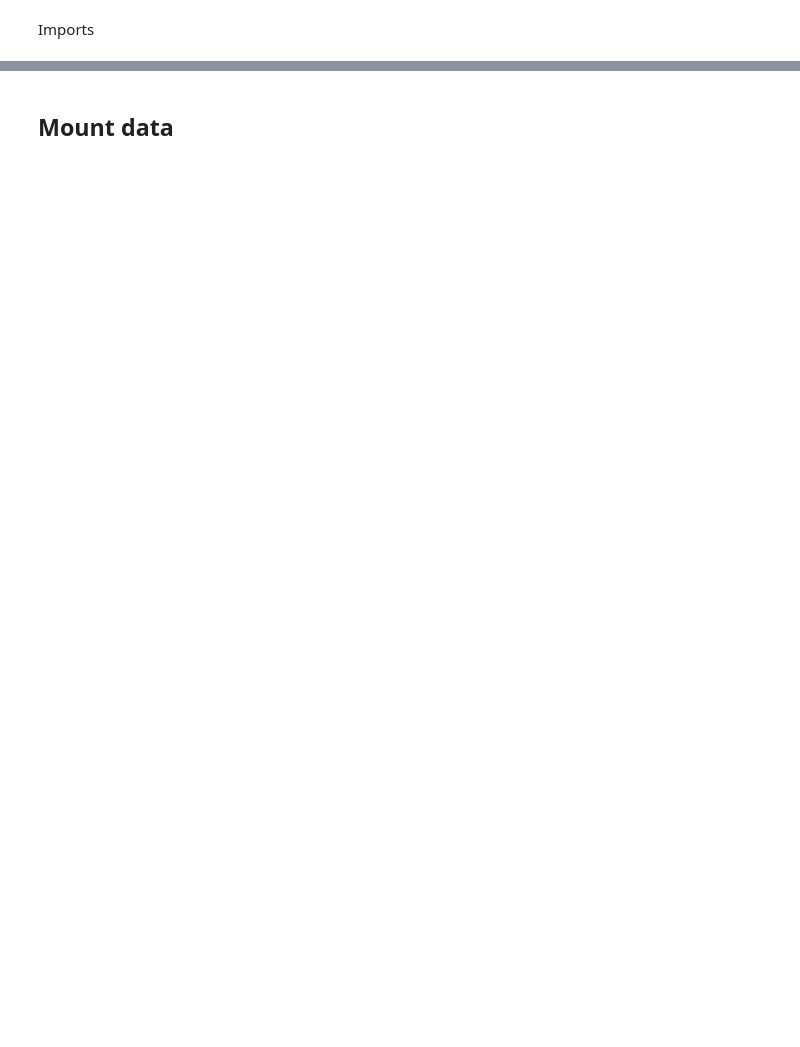
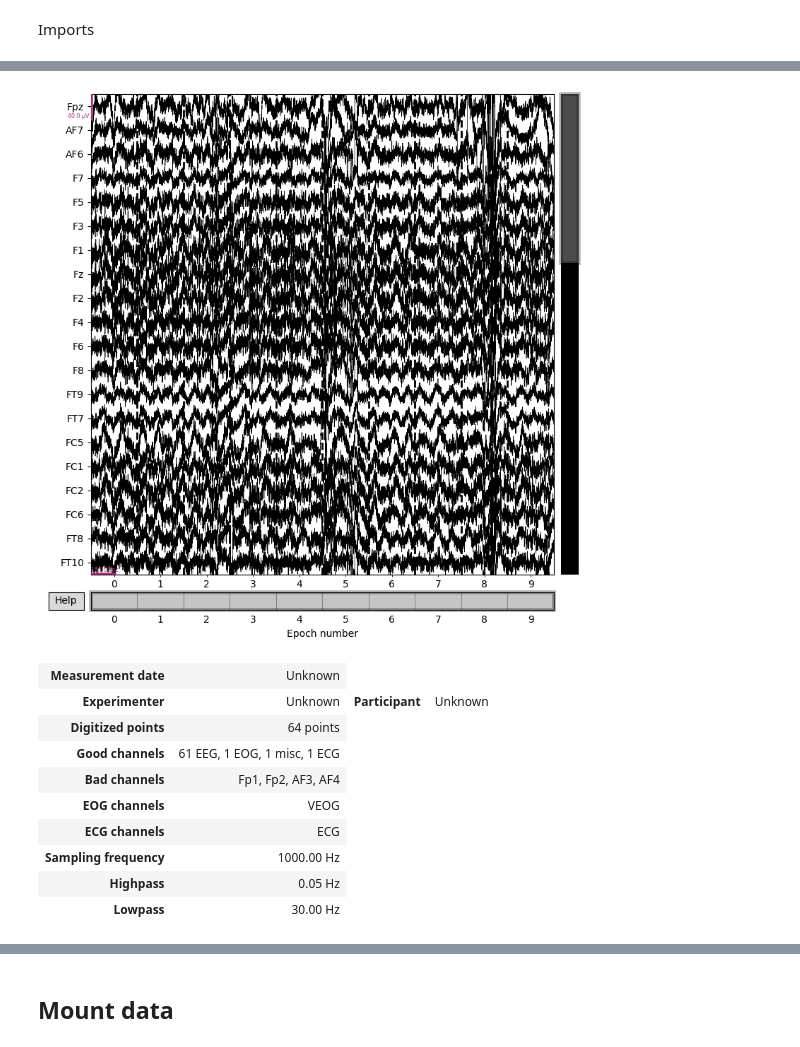
Before and after one commit to zles/eggML-project, a Jupyter notebook: Classes_03_simple_regression_on_perfectionism.ipynb, the cells around one changed output, grey strips where cells are left out. Cells and saved outputs as stored; diff of their text form; code cells hidden in the pictures; blank space fills up the shorter version.

```diff
--- a/Classes_03_simple_regression_on_perfectionism.ipynb
+++ b/Classes_03_simple_regression_on_perfectionism.ipynb
@@ -40,0 +64,5 @@ warnings.filterwarnings("ignore")
+# %%
+sub_id = "1971.mat"
+dir_with_data = "preprocessed_data/" # path to your data dir, eg. "data/" Remember the slash after the dir name !
+mat_epochs_readed = mne.read_epochs(f"{dir_with_data}{sub_id}-epo.fif")
+mat_epochs_readed
@@ -40,0 +82,15 @@ warnings.filterwarnings("ignore")
+# %%
+fig = mat_epochs_readed.plot(n_epochs=10)
+mat_epochs_readed.info
+# %% [output]
+[figure, added]
+| Measurement date | Unknown |
+| Experimenter | Unknown | Participant | Unknown |
+| Digitized points | 64 points |
+| Good channels | 61 EEG, 1 EOG, 1 misc, 1 ECG |
+| Bad channels | Fp1, Fp2, AF3, AF4 |
+| EOG channels | VEOG |
+| ECG channels | ECG |
+| Sampling frequency | 1000.00 Hz |
+| Highpass | 0.05 Hz |
+| Lowpass | 30.00 Hz |
```
Also changed, not shown: parts of 52 cells of this notebook.
